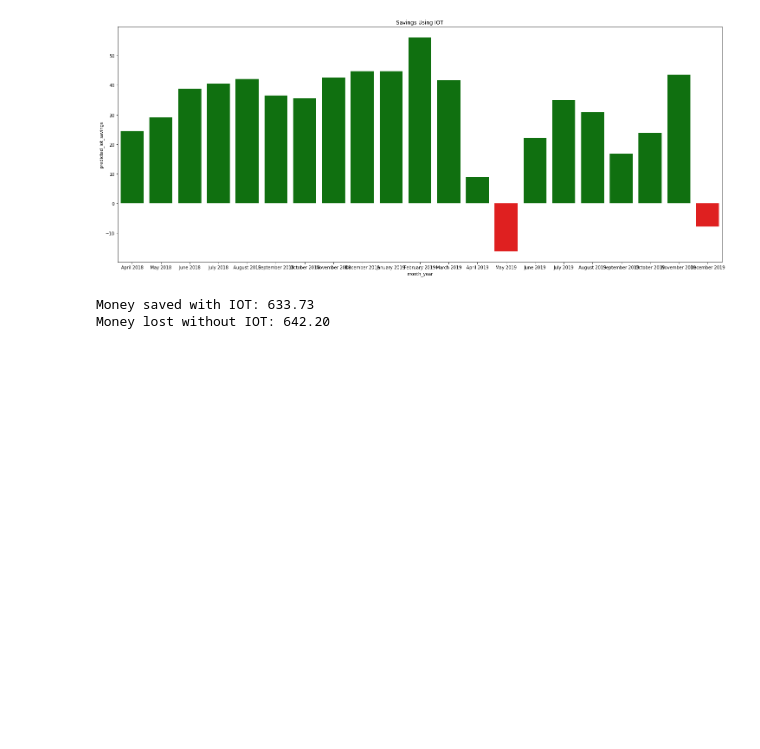
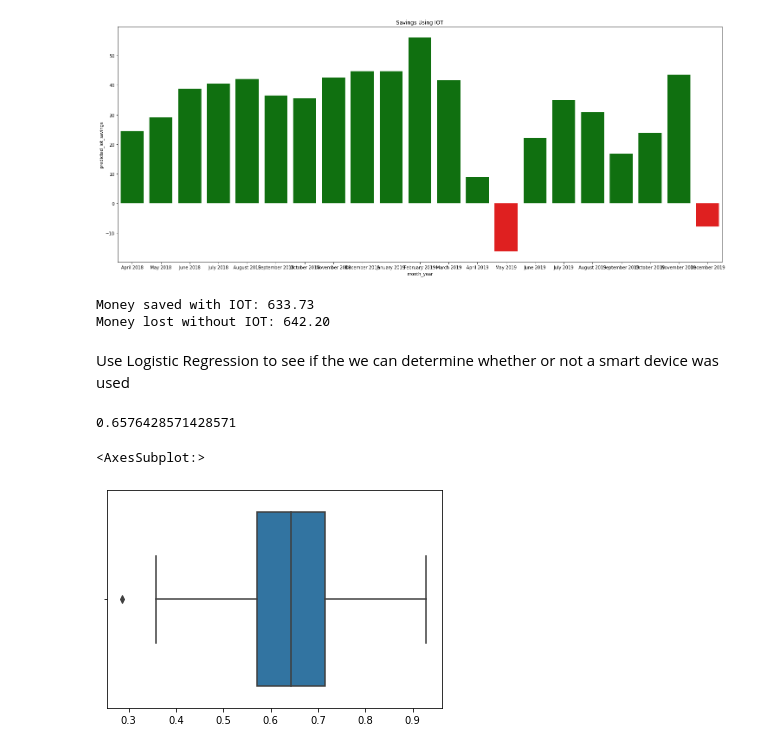
Before and after one commit to frigidplanet/smart_irrigation_analysis, a Jupyter notebook: Irrigation_Analysis.ipynb, the cells around one changed output. Drawn from its saved outputs; the diff is of its cells as text; code cells hidden in the pictures; blank space fills up the shorter version.

```diff
--- a/Irrigation_Analysis.ipynb
+++ b/Irrigation_Analysis.ipynb
@@ -501,6 +469,34 @@ print("Money lost without IOT: %.2f" % iot_month_data_notiot.predicted_iot_savin
 # %% [output]
 Money saved with IOT: 633.73
 Money lost without IOT: 642.20
+# %% [markdown]
+Use Logistic Regression to see if the we can determine whether or not a smart device was used
+# %%
+from sklearn.model_selection import train_test_split
+from sklearn.linear_model import LogisticRegression
+
+model_data = iot_month_data[['consumed_kgal', 'rain_kgal', 'iot_device']].reset_index().drop('month', axis=1)
+model_data["iot_device"] = model_data["iot_device"].astype(int)
+model_data
+
+scores = []
+
+for i in range(0,1000):
+
+    X_train, X_test, y_train, y_test = train_test_split(model_data[['consumed_kgal', 'rain_kgal']], model_data.iot_device, test_size=0.33)
+
+    logreg = LogisticRegression().fit(X_train, y_train)
+    score = logreg.score(X_test, y_test)
+    scores.append(score)
+
+np.average(scores)
+# %% [output]
+0.6576428571428571
+# %%
+sns.boxplot(x=scores)
+# %% [output]
+<AxesSubplot:>
+[figure, added]
 # %%
 # Write the dataframes out to a file use outside of this notebook
 combined_df.to_csv('combined_df.csv')
```
Also changed, not shown: parts of 8 cells of this notebook, 1 other file.
